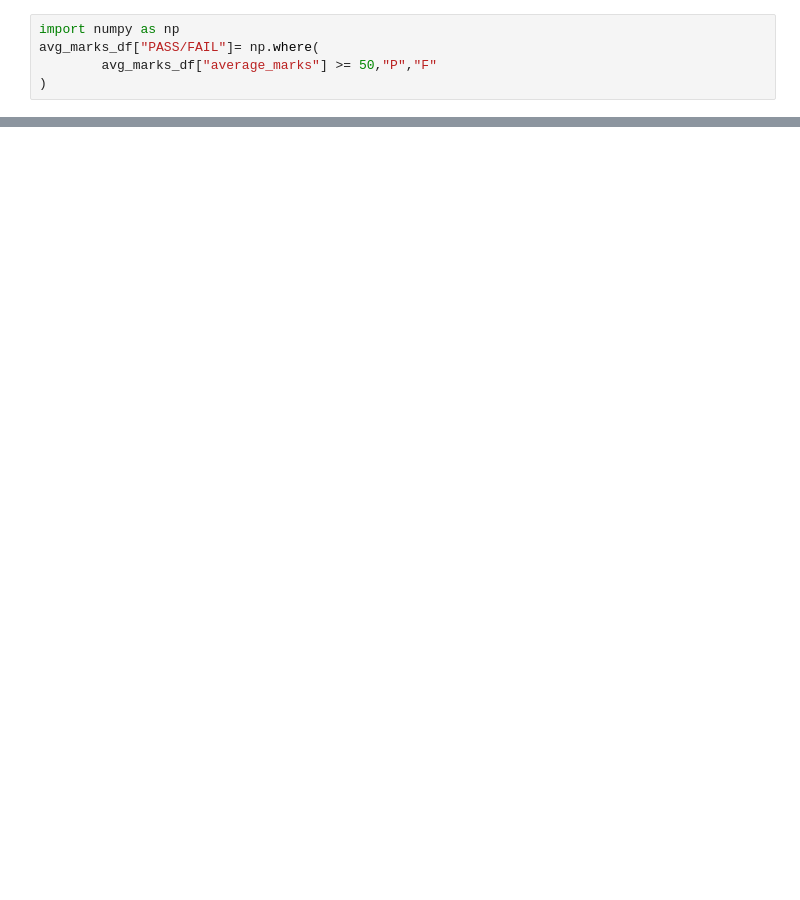
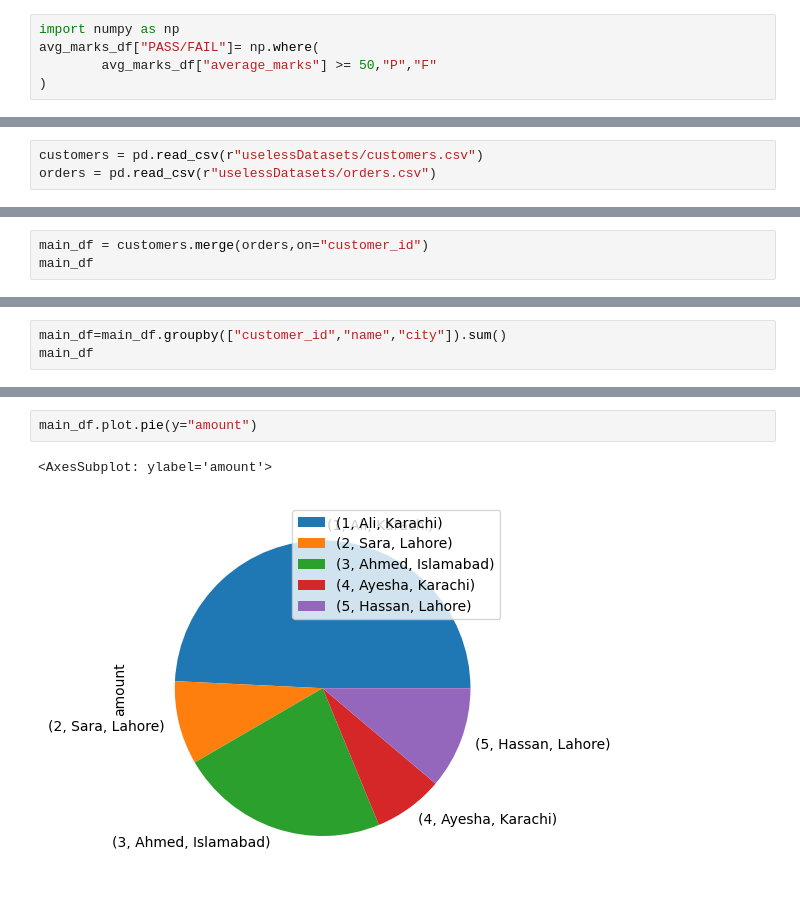
Before and after one commit to M-Atif-ML/python, a Jupyter notebook: pandas/practice.ipynb, the cells around one changed output, grey strips where cells are left out. Drawn from its saved outputs; the diff is of its cells as text; blank space fills up the shorter version.

```diff
--- a/pandas/practice.ipynb
+++ b/pandas/practice.ipynb
@@ -130,0 +136,3 @@ KeyError: 'Column not found: marks'
+# %%
+customers = pd.read_csv(r"uselessDatasets/customers.csv")
+orders = pd.read_csv(r"uselessDatasets/orders.csv")
@@ -130,0 +159,3 @@ KeyError: 'Column not found: marks'
+# %%
+main_df = customers.merge(orders,on="customer_id")
+main_df
@@ -130,0 +171,3 @@ KeyError: 'Column not found: marks'
+# %%
+main_df=main_df.groupby(["customer_id","name","city"]).sum()
+main_df
@@ -130,0 +182,5 @@ KeyError: 'Column not found: marks'
+# %%
+main_df.plot.pie(y="amount")
+# %% [output]
+<AxesSubplot: ylabel='amount'>
+[figure, added]
```
Also changed, not shown: parts of 27 cells of this notebook, 12 other files.
